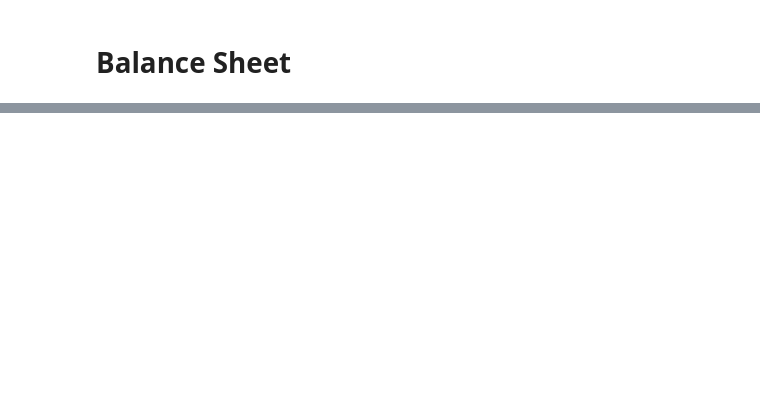
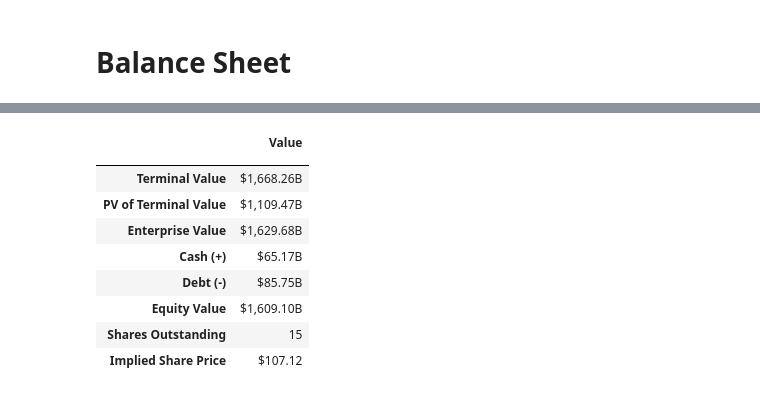
Before and after one commit to dagimg16/dcf_modeling, a Jupyter notebook: dcf_model.ipynb, the cells around one changed output, grey strips where cells are left out. Cells and saved outputs as stored; diff of their text form; code cells hidden in the pictures; blank space fills up the shorter version.

```diff
--- a/dcf_model.ipynb
+++ b/dcf_model.ipynb
@@ -343,0 +416,24 @@ Index(['Treasury Shares Number', 'Ordinary Shares Number', 'Share Issued',
+# %%
+metrics_2 = [
+    ('Terminal Value', f"${tv_output:,.2f}B"),
+    ('PV of Terminal Value', f"${pv_tv_output:,.2f}B"),
+    ('Enterprise Value', f"${ev_output:,.2f}B"),
+    ('Cash (+)', f"${cash:,.2f}B"),
+    ('Debt (-)', f"${debt:,.2f}B"),
+    ('Equity Value', f"${equity_value_output:,.2f}B"),
+    ('Shares Outstanding', f"{share_count:,.0f}"),
+    ('Implied Share Price', f"${share_price:,.2f}")
+]
+
+pd.DataFrame(metrics_2, columns=['', 'Value']).set_index('')
+# %% [output]
+|  | Value |
+|  |  |
+| Terminal Value | $1,668.26B |
+| PV of Terminal Value | $1,109.47B |
+| Enterprise Value | $1,629.68B |
+| Cash (+) | $65.17B |
+| Debt (-) | $85.75B |
+| Equity Value | $1,609.10B |
+| Shares Outstanding | 15 |
+| Implied Share Price | $107.12 |
```
Also changed, not shown: parts of 59 cells of this notebook.
